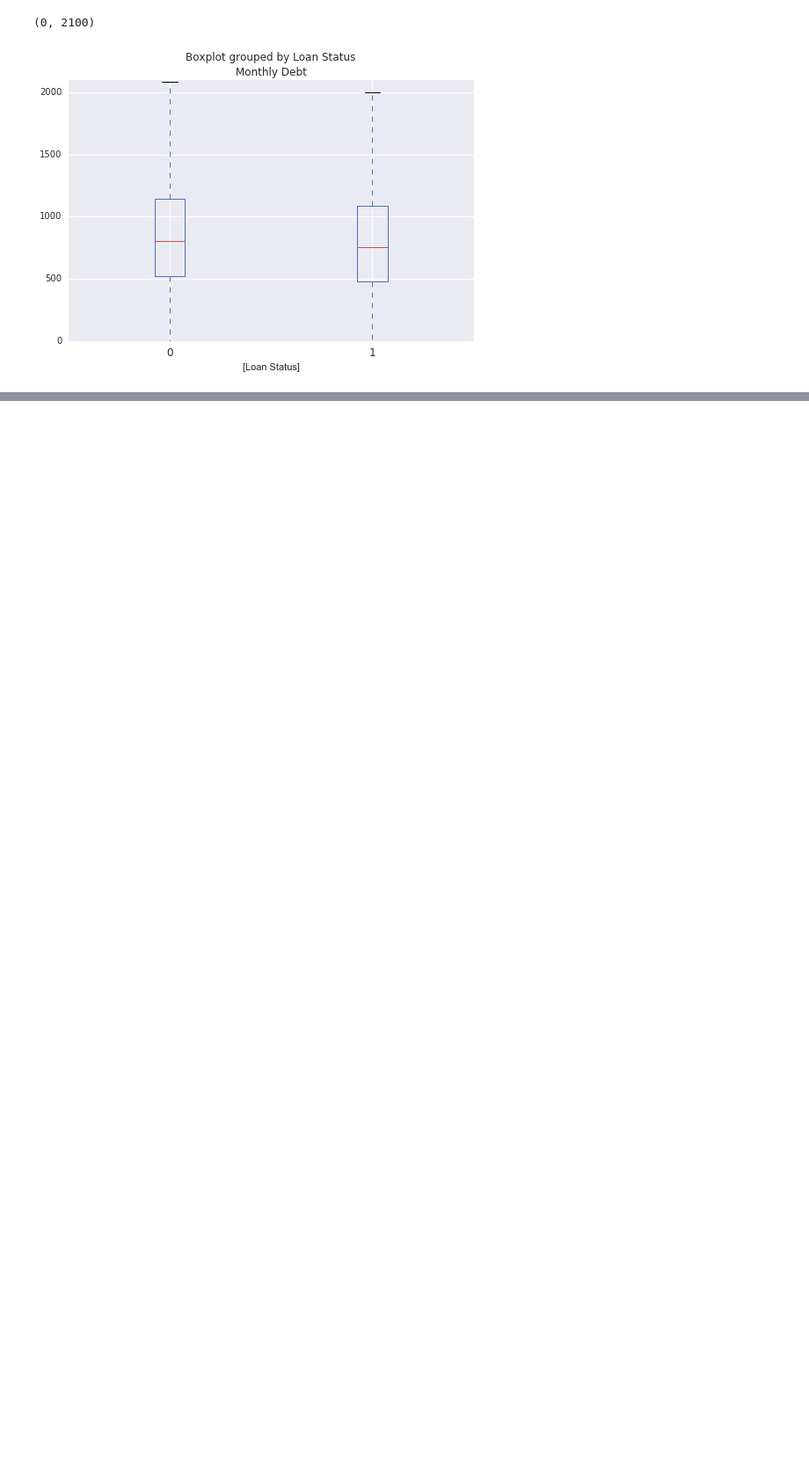
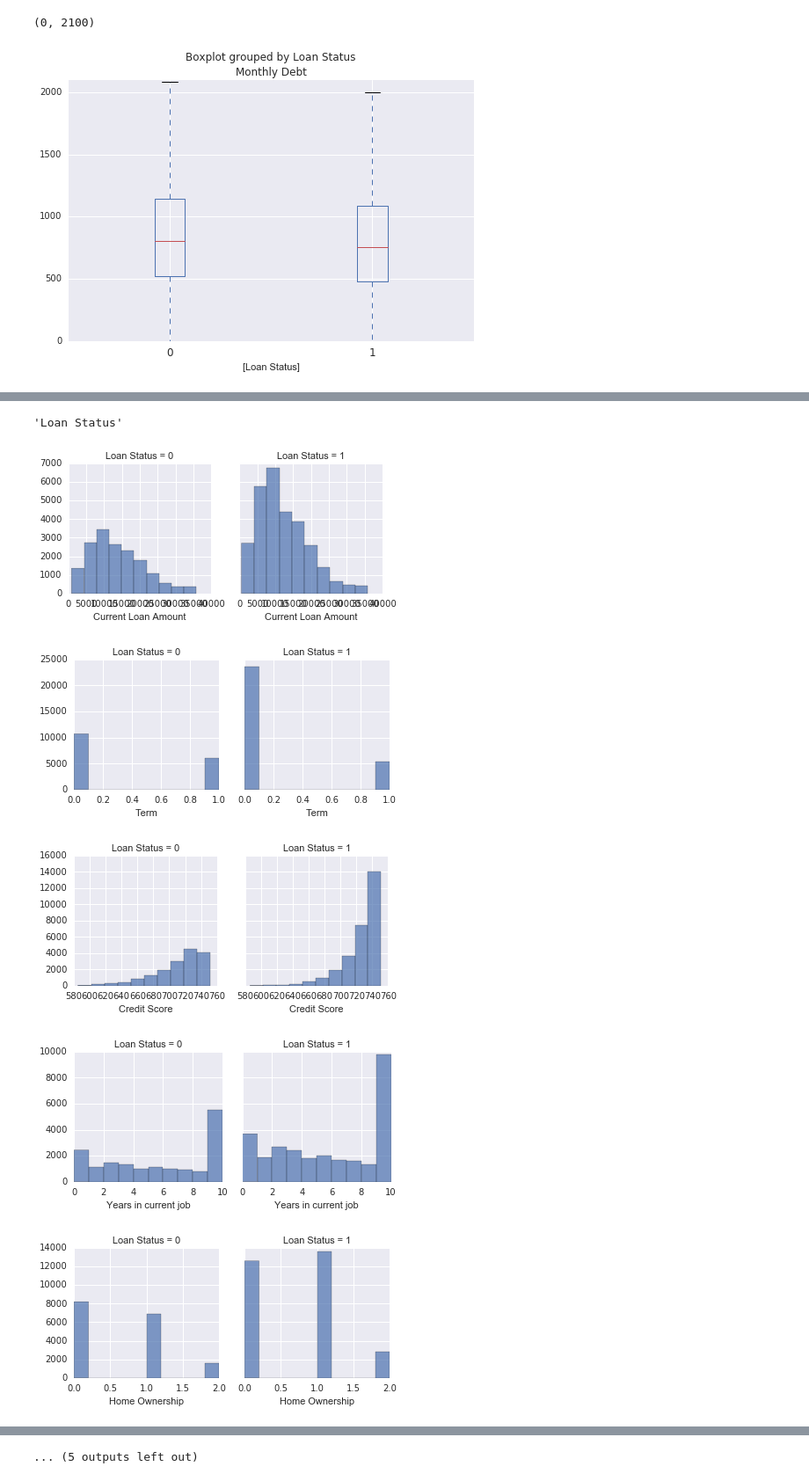
Before and after one commit to jerry-shijieli/MS_Data_Science_Professional_Program, a Jupyter notebook: DataScienceProfessionalProject/experiments/Loan Granting Binary Classification data cleansing.ipynb, the cells around one changed output, grey strips where cells are left out. Shown at 88% size. Cells and saved outputs as stored; diff of their text form; code cells hidden in the pictures; blank space fills up the shorter version.

```diff
--- a/DataScienceProfessionalProject/experiments/Loan Granting Binary Classification data cleansing.ipynb
+++ b/DataScienceProfessionalProject/experiments/Loan Granting Binary Classification data cleansing.ipynb
@@ -361,0 +393,9 @@ See the caveats in the documentation: http://pandas.pydata.org/pandas-docs/stabl
+# %%
+cond_hists(df, plot_cols2, 'Loan Status')
+# %% [output]
+'Loan Status'
+[figure, added]
+[figure, added]
+[figure, added]
+[figure, added]
+[figure, added]
@@ -361,0 +408 @@ See the caveats in the documentation: http://pandas.pydata.org/pandas-docs/stabl
+... (5 outputs left out)
```
Also changed, not shown: parts of 10 cells of this notebook, 2 other files.
